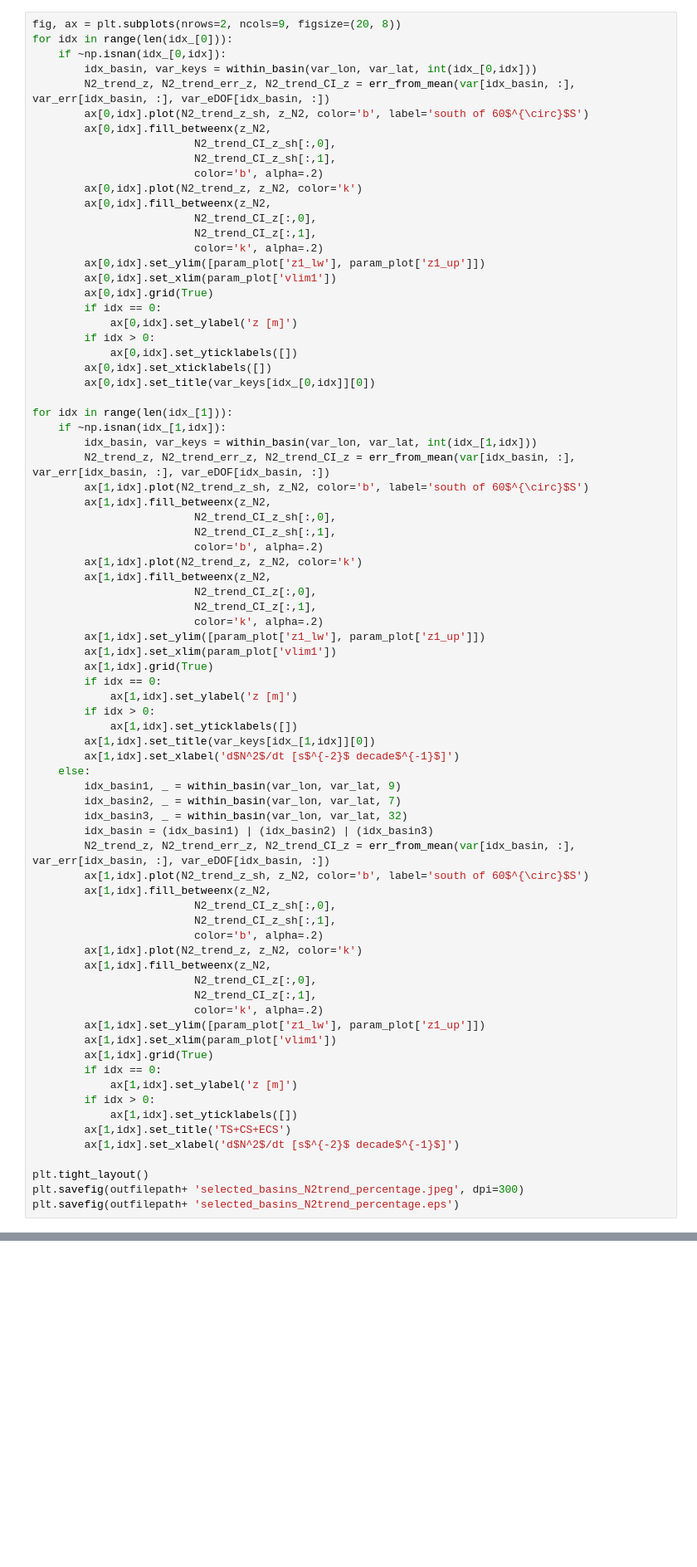
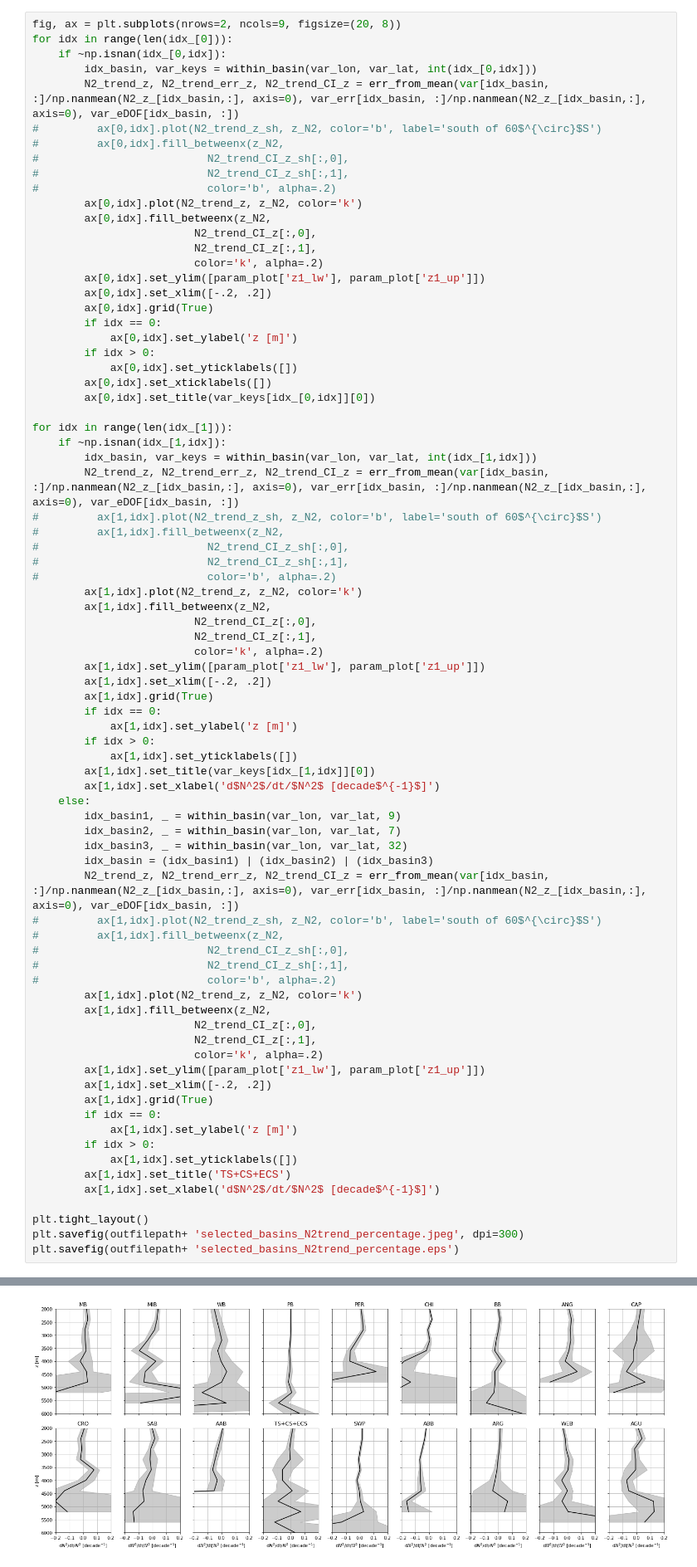
Before and after one commit to ShuwenTan-PO/N2change_EasyOcean, a Jupyter notebook: code/Fig3_z.ipynb, the cells around one changed output, grey strips where cells are left out. Shown: that part at 83% size. Saved outputs shown, nothing was run; the diff lists cells and outputs as text; blank space fills up the shorter version.

```diff
--- a/code/Fig3_z.ipynb
+++ b/code/Fig3_z.ipynb
@@ -867,19 +740,19 @@ fig, ax = plt.subplots(nrows=2, ncols=9, figsize=(20, 8))
 for idx in range(len(idx_[0])):
     if ~np.isnan(idx_[0,idx]):
         idx_basin, var_keys = within_basin(var_lon, var_lat, int(idx_[0,idx]))
-        N2_trend_z, N2_trend_err_z, N2_trend_CI_z = err_from_mean(var[idx_basin, :], var_err[idx_basin, :], var_eDOF[idx_basin, :])
-        ax[0,idx].plot(N2_trend_z_sh, z_N2, color='b', label='south of 60$^{\circ}$S')
-        ax[0,idx].fill_betweenx(z_N2,
-                         N2_trend_CI_z_sh[:,0],
-                         N2_trend_CI_z_sh[:,1],
-                         color='b', alpha=.2)
+        N2_trend_z, N2_trend_err_z, N2_trend_CI_z = err_from_mean(var[idx_basin, :]/np.nanmean(N2_z_[idx_basin,:], axis=0), var_err[idx_basin, :]/np.nanmean(N2_z_[idx_basin,:], axis=0), var_eDOF[idx_basin, :])
+#         ax[0,idx].plot(N2_trend_z_sh, z_N2, color='b', label='south of 60$^{\circ}$S')
+#         ax[0,idx].fill_betweenx(z_N2,
+#                          N2_trend_CI_z_sh[:,0],
+#                          N2_trend_CI_z_sh[:,1],
+#                          color='b', alpha=.2)
         ax[0,idx].plot(N2_trend_z, z_N2, color='k')
         ax[0,idx].fill_betweenx(z_N2,
                          N2_trend_CI_z[:,0],
                          N2_trend_CI_z[:,1],
                          color='k', alpha=.2)
         ax[0,idx].set_ylim([param_plot['z1_lw'], param_plot['z1_up']])
-        ax[0,idx].set_xlim(param_plot['vlim1'])
+        ax[0,idx].set_xlim([-.2, .2])
         ax[0,idx].grid(True)
         if idx == 0:
             ax[0,idx].set_ylabel('z [m]')
@@ -891,52 +764,53 @@ for idx in range(len(idx_[0])):
 for idx in range(len(idx_[1])):
     if ~np.isnan(idx_[1,idx]):
         idx_basin, var_keys = within_basin(var_lon, var_lat, int(idx_[1,idx]))
-        N2_trend_z, N2_trend_err_z, N2_trend_CI_z = err_from_mean(var[idx_basin, :], var_err[idx_basin, :], var_eDOF[idx_basin, :])
-        ax[1,idx].plot(N2_trend_z_sh, z_N2, color='b', label='south of 60$^{\circ}$S')
-        ax[1,idx].fill_betweenx(z_N2,
-                         N2_trend_CI_z_sh[:,0],
-                         N2_trend_CI_z_sh[:,1],
-                         color='b', alpha=.2)
+        N2_trend_z, N2_trend_err_z, N2_trend_CI_z = err_from_mean(var[idx_basin, :]/np.nanmean(N2_z_[idx_basin,:], axis=0), var_err[idx_basin, :]/np.nanmean(N2_z_[idx_basin,:], axis=0), var_eDOF[idx_basin, :])
+#         ax[1,idx].plot(N2_trend_z_sh, z_N2, color='b', label='south of 60$^{\circ}$S')
+#         ax[1,idx].fill_betweenx(z_N2,
+#                          N2_trend_CI_z_sh[:,0],
+#                          N2_trend_CI_z_sh[:,1],
+#                          color='b', alpha=.2)
         ax[1,idx].plot(N2_trend_z, z_N2, color='k')
         ax[1,idx].fill_betweenx(z_N2,
                          N2_trend_CI_z[:,0],
                          N2_trend_CI_z[:,1],
                          color='k', alpha=.2)
         ax[1,idx].set_ylim([param_plot['z1_lw'], param_plot['z1_up']])
-        ax[1,idx].set_xlim(param_plot['vlim1'])
+        ax[1,idx].set_xlim([-.2, .2])
         ax[1,idx].grid(True)
         if idx == 0:
             ax[1,idx].set_ylabel('z [m]')
         if idx > 0:
             ax[1,idx].set_yticklabels([])
         ax[1,idx].set_title(var_keys[idx_[1,idx]][0])
-        ax[1,idx].set_xlabel('d$N^2$/dt [s$^{-2}$ decade$^{-1}$]')
+        ax[1,idx].set_xlabel('d$N^2$/dt/$N^2$ [decade$^{-1}$]')
     else:
         idx_basin1, _ = within_basin(var_lon, var_lat, 9)
         idx_basin2, _ = within_basin(var_lon, var_lat, 7)
         idx_basin3, _ = within_basin(var_lon, var_lat, 32)
         idx_basin = (idx_basin1) | (idx_basin2) | (idx_basin3)
-        N2_trend_z, N2_trend_err_z, N2_trend_CI_z = err_from_mean(var[idx_basin, :], var_err[idx_basin, :], var_eDOF[idx_basin, :])
-        ax[1,idx].plot(N2_trend_z_sh, z_N2, color='b', label='south of 60$^{\circ}$S')
-        ax[1,idx].fill_betweenx(z_N2,
-                         N2_trend_CI_z_sh[:,0],
-                         N2_trend_CI_z_sh[:,1],
-                         color='b', alpha=.2)
+        N2_trend_z, N2_trend_err_z, N2_trend_CI_z = err_from_mean(var[idx_basin, :]/np.nanmean(N2_z_[idx_basin,:], axis=0), var_err[idx_basin, :]/np.nanmean(N2_z_[idx_basin,:], axis=0), var_eDOF[idx_basin, :])
+#         ax[1,idx].plot(N2_trend_z_sh, z_N2, color='b', label='south of 60$^{\circ}$S')
+#         ax[1,idx].fill_betweenx(z_N2,
+#                          N2_trend_CI_z_sh[:,0],
+#                          N2_trend_CI_z_sh[:,1],
+#                          color='b', alpha=.2)
         ax[1,idx].plot(N2_trend_z, z_N2, color='k')
         ax[1,idx].fill_betweenx(z_N2,
                          N2_trend_CI_z[:,0],
                          N2_trend_CI_z[:,1],
                          color='k', alpha=.2)
         ax[1,idx].set_ylim([param_plot['z1_lw'], param_plot['z1_up']])
-        ax[1,idx].set_xlim(param_plot['vlim1'])
+        ax[1,idx].set_xlim([-.2, .2])
         ax[1,idx].grid(True)
         if idx == 0:
             ax[1,idx].set_ylabel('z [m]')
         if idx > 0:
             ax[1,idx].set_yticklabels([])
         ax[1,idx].set_title('TS+CS+ECS')
-        ax[1,idx].set_xlabel('d$N^2$/dt [s$^{-2}$ decade$^{-1}$]')
+        ax[1,idx].set_xlabel('d$N^2$/dt/$N^2$ [decade$^{-1}$]')
 
 plt.tight_layout()
 plt.savefig(outfilepath+ 'selected_basins_N2trend_percentage.jpeg', dpi=300)
 plt.savefig(outfilepath+ 'selected_basins_N2trend_percentage.eps')
+# %% [output]
@@ -943,3 +834,4 @@ plt.savefig(outfilepath+ 'selected_basins_N2trend_percentage.eps')
+[figure, added]
 # %%
 fig, ax = plt.subplots(nrows=1, ncols=1, figsize=(4, 5))
 idx = 15
```
Also changed, not shown: parts of 16 cells of this notebook, 38 other files.
